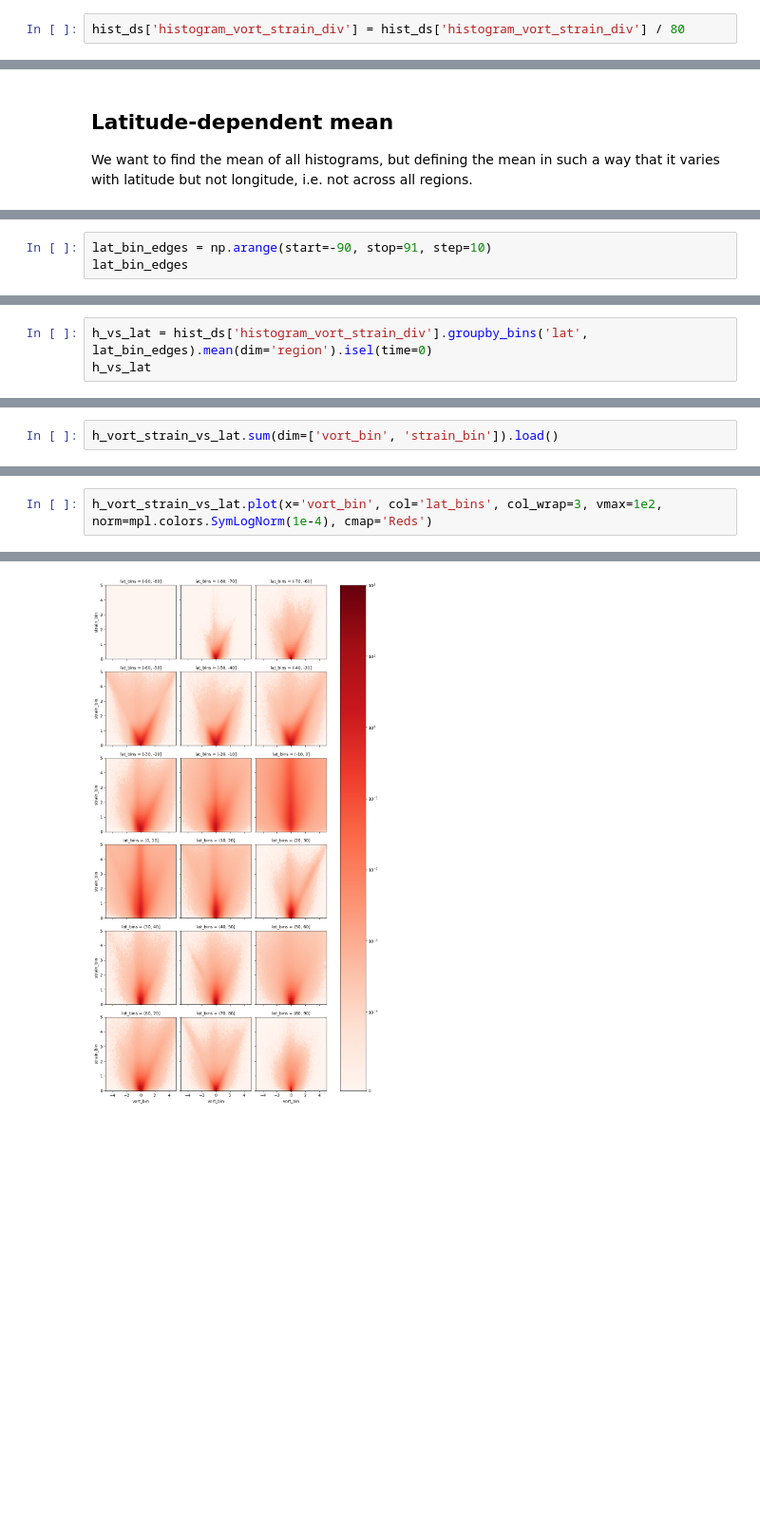
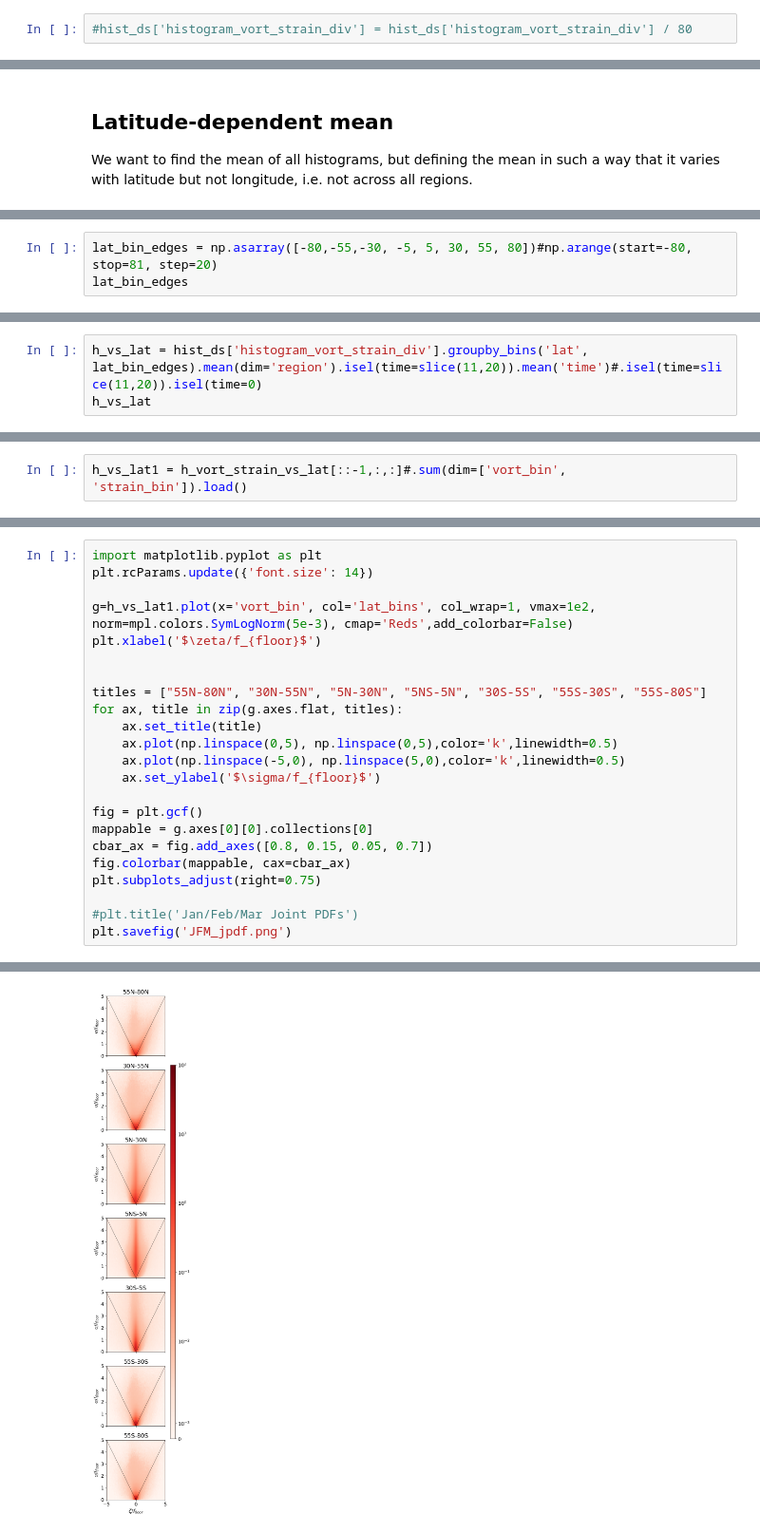
Before and after one commit to ocean-transport/llc-hero-calc, a Jupyter notebook: analysis/posters/latitude_variation.ipynb, the cells around one changed output, grey strips where cells are left out. Shown at 95% size. Cells and saved outputs as stored; diff of their text form; blank space fills up the shorter version.

```diff
--- a/analysis/posters/latitude_variation.ipynb
+++ b/analysis/posters/latitude_variation.ipynb
@@ -28,7 +29,7 @@ hist_ds = hist_ds.set_xindex('region_num', PandasIndex)
 Division by 80 comes from 8 samples per day (3-hourly sampling of hourly data) over a 10-day period.
 This correction is currently required because I accidentally did `coarsen(time=8*10).sum(dim='time')` instead of `coarsen(time=8*10).mean(dim='time')` before saving to zarr.
 # %%
-hist_ds['histogram_vort_strain_div'] = hist_ds['histogram_vort_strain_div'] / 80
+#hist_ds['histogram_vort_strain_div'] = hist_ds['histogram_vort_strain_div'] / 80
 # %% [markdown]
 ## Expectation values
 # %%
@@ -275,5 +201,5 @@ PandasIndex(Float64Index([ -4.94949494949495, -4.848484848484848, -4.74747474747
 Attributes: (0)
 # %%
-lat_bin_edges = np.arange(start=-90, stop=91, step=10)
+lat_bin_edges = np.asarray([-80,-55,-30, -5, 5, 30, 55, 80])#np.arange(start=-80, stop=81, step=20)
 lat_bin_edges
 # %% [output]
@@ -282,4 +207,4 @@ array([-90, -80, -70, -60, -50, -40, -30, -20, -10,   0,  10,  20,  30,
 # %%
-h_vs_lat = hist_ds['histogram_vort_strain_div'].groupby_bins('lat', lat_bin_edges).mean(dim='region').isel(time=0)
+h_vs_lat = hist_ds['histogram_vort_strain_div'].groupby_bins('lat', lat_bin_edges).mean(dim='region').isel(time=slice(11,20)).mean('time')#.isel(time=slice(11,20)).isel(time=0)
 h_vs_lat
 # %% [output]
@@ -368,2 +350,2 @@ Coordinates:
 # %%
-h_vort_strain_vs_lat.sum(dim=['vort_bin', 'strain_bin']).load()
+h_vs_lat1 = h_vort_strain_vs_lat[::-1,:,:]#.sum(dim=['vort_bin', 'strain_bin']).load()
@@ -379,3 +352,24 @@ Coordinates:
 # %%
-h_vort_strain_vs_lat.plot(x='vort_bin', col='lat_bins', col_wrap=3, vmax=1e2, norm=mpl.colors.SymLogNorm(1e-4), cmap='Reds')
+import matplotlib.pyplot as plt
+plt.rcParams.update({'font.size': 14})
+
+g=h_vs_lat1.plot(x='vort_bin', col='lat_bins', col_wrap=1, vmax=1e2, norm=mpl.colors.SymLogNorm(5e-3), cmap='Reds',add_colorbar=False)
+plt.xlabel('$\zeta/f_{floor}$')
+
+
+titles = ["55N-80N", "30N-55N", "5N-30N", "5NS-5N", "30S-5S", "55S-30S", "55S-80S"]
+for ax, title in zip(g.axes.flat, titles):
+    ax.set_title(title)
+    ax.plot(np.linspace(0,5), np.linspace(0,5),color='k',linewidth=0.5)
+    ax.plot(np.linspace(-5,0), np.linspace(5,0),color='k',linewidth=0.5)
+    ax.set_ylabel('$\sigma/f_{floor}$')
+
+fig = plt.gcf()
+mappable = g.axes[0][0].collections[0]
+cbar_ax = fig.add_axes([0.8, 0.15, 0.05, 0.7])
+fig.colorbar(mappable, cax=cbar_ax)
+plt.subplots_adjust(right=0.75)
+
+#plt.title('Jan/Feb/Mar Joint PDFs')
+plt.savefig('JFM_jpdf.png')
 # %% [output]
@@ -383 +376 @@ h_vort_strain_vs_lat.plot(x='vort_bin', col='lat_bins', col_wrap=3, vmax=1e2, no
-[figure, old version]
+[figure, new version]
```
Also changed, not shown: parts of 27 cells of this notebook, 4 other files.
